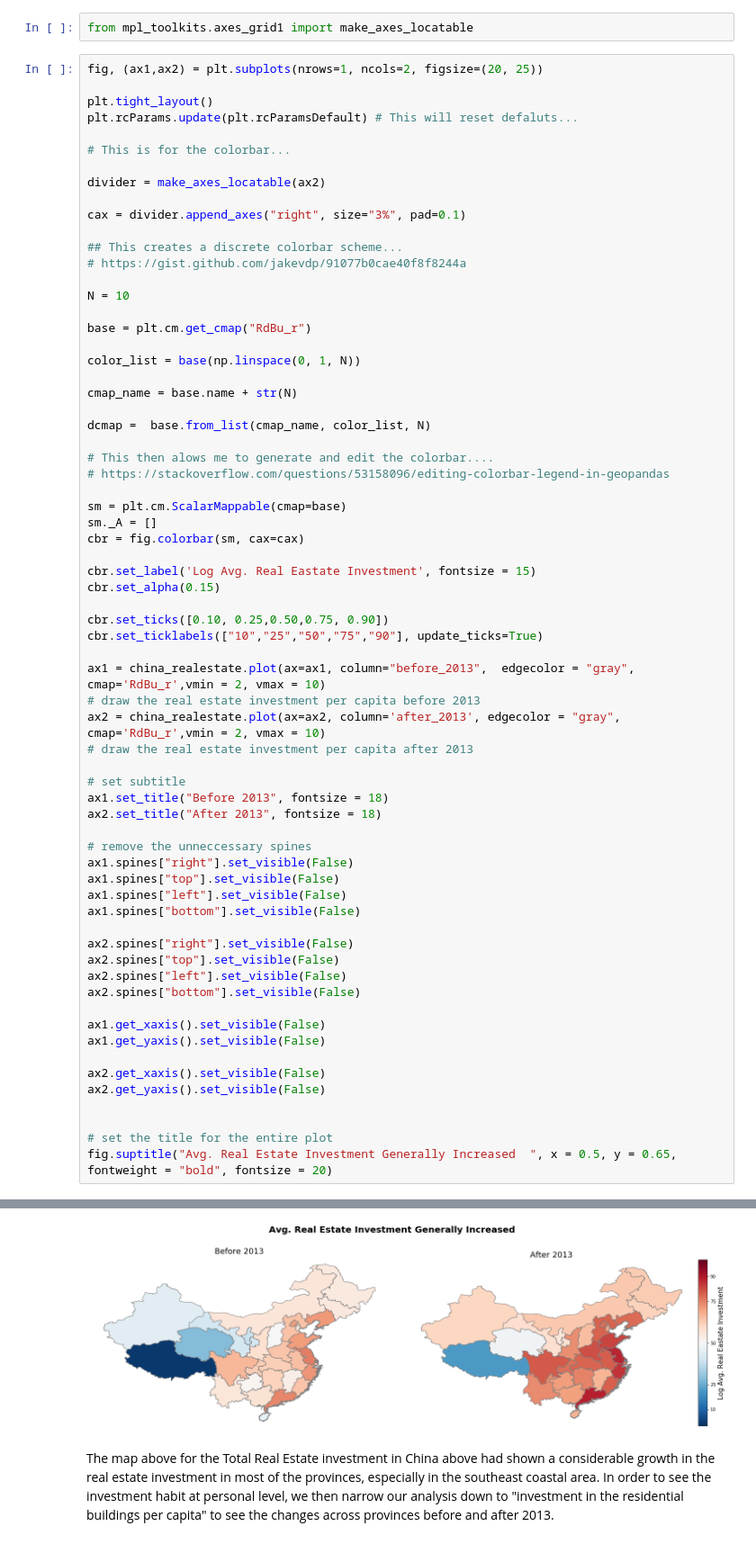
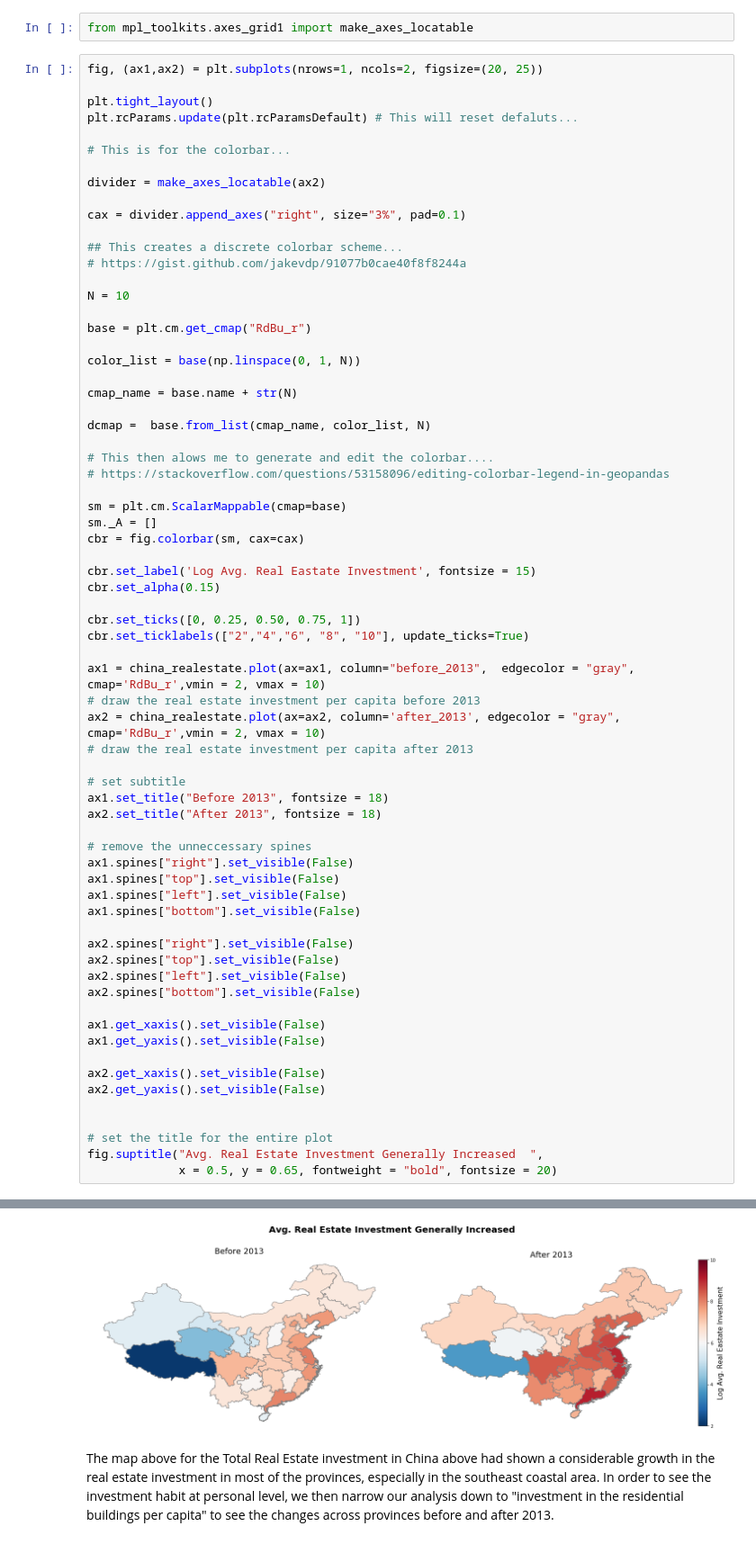
Before and after one commit to CherryCai03/Data_Bootcamp_Final_Project, a Jupyter notebook: cai_wang_final_project.ipynb, the cells around one changed output, grey strips where cells are left out. Shown at 90% size. Cells and saved outputs as stored; diff of their text form.

```diff
--- a/cai_wang_final_project.ipynb
+++ b/cai_wang_final_project.ipynb
@@ -882,41 +882,42 @@ cbr = fig.colorbar(sm, cax=cax)
 cbr.set_label('Log Avg. Real Eastate Investment', fontsize = 15)
 cbr.set_alpha(0.15)
 
-cbr.set_ticks([0.10, 0.25,0.50,0.75, 0.90])
-cbr.set_ticklabels(["10","25","50","75","90"], update_ticks=True)
+cbr.set_ticks([0, 0.25, 0.50, 0.75, 1])
+cbr.set_ticklabels(["2","4","6", "8", "10"], update_ticks=True)
 
 ax1 = china_realestate.plot(ax=ax1, column="before_2013",  edgecolor = "gray", cmap='RdBu_r',vmin = 2, vmax = 10)
 # draw the real estate investment per capita before 2013
 ax2 = china_realestate.plot(ax=ax2, column='after_2013', edgecolor = "gray", cmap='RdBu_r',vmin = 2, vmax = 10)
 # draw the real estate investment per capita after 2013
 
 # set subtitle
 ax1.set_title("Before 2013", fontsize = 18)
 ax2.set_title("After 2013", fontsize = 18)
 
 # remove the unneccessary spines
 ax1.spines["right"].set_visible(False)
 ax1.spines["top"].set_visible(False)
 ax1.spines["left"].set_visible(False)
 ax1.spines["bottom"].set_visible(False)
 
 ax2.spines["right"].set_visible(False)
 ax2.spines["top"].set_visible(False)
 ax2.spines["left"].set_visible(False)
 ax2.spines["bottom"].set_visible(False)
 
 ax1.get_xaxis().set_visible(False)
 ax1.get_yaxis().set_visible(False)
 
 ax2.get_xaxis().set_visible(False)
 ax2.get_yaxis().set_visible(False)
 
 
 # set the title for the entire plot
-fig.suptitle("Avg. Real Estate Investment Generally Increased  ", x = 0.5, y = 0.65, fontweight = "bold", fontsize = 20)
+fig.suptitle("Avg. Real Estate Investment Generally Increased  ",
+             x = 0.5, y = 0.65, fontweight = "bold", fontsize = 20)
 # %% [output]
 Text(0.5, 0.65, 'Avg. Real Estate Investment Generally Increased  ')
-[figure, old version]
+[figure, new version]
 # %% [markdown]
 The map above for the Total Real Estate investment in China above had shown a considerable growth in the real estate investment in most of the provinces, especially in the southeast coastal area. In order to see the investment habit at personal level, we then narrow our analysis down to "investment in the residential buildings per capita" to see the changes across provinces before and after 2013.
 # %%
```
Also changed, not shown: parts of 1 cell of this notebook, 4 other files.
